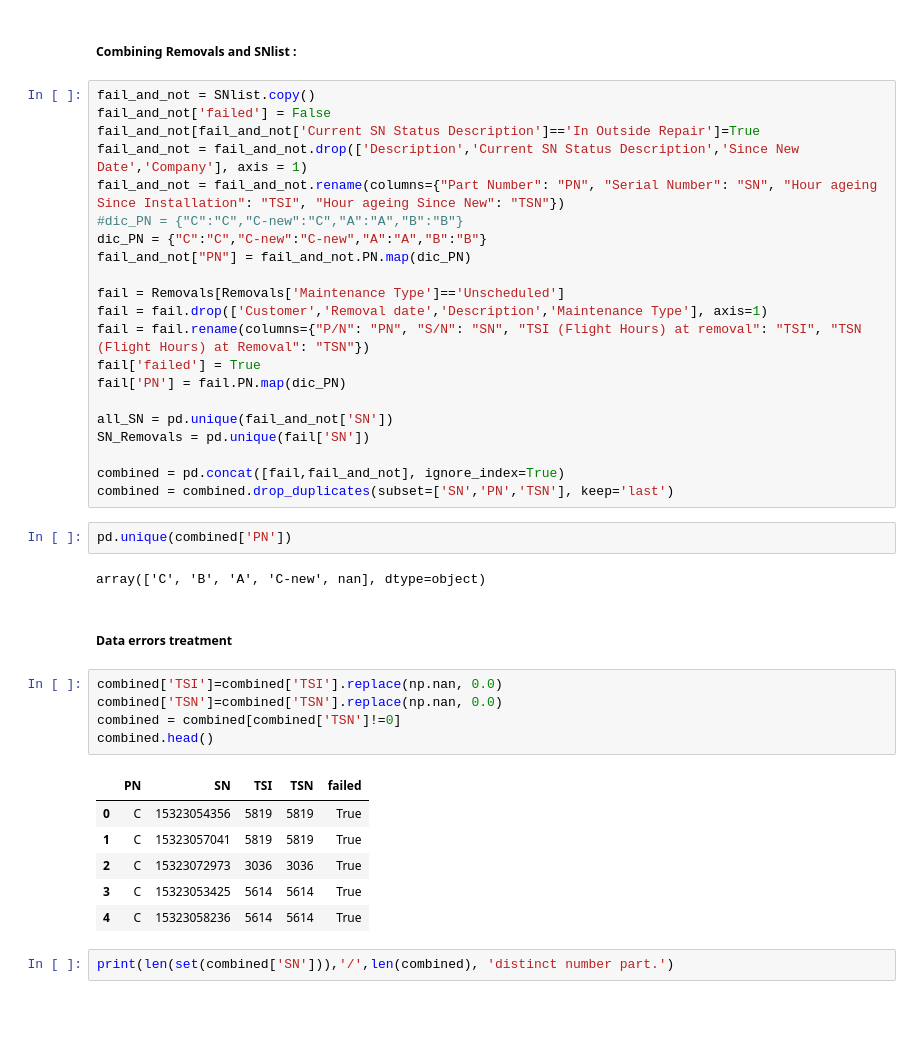
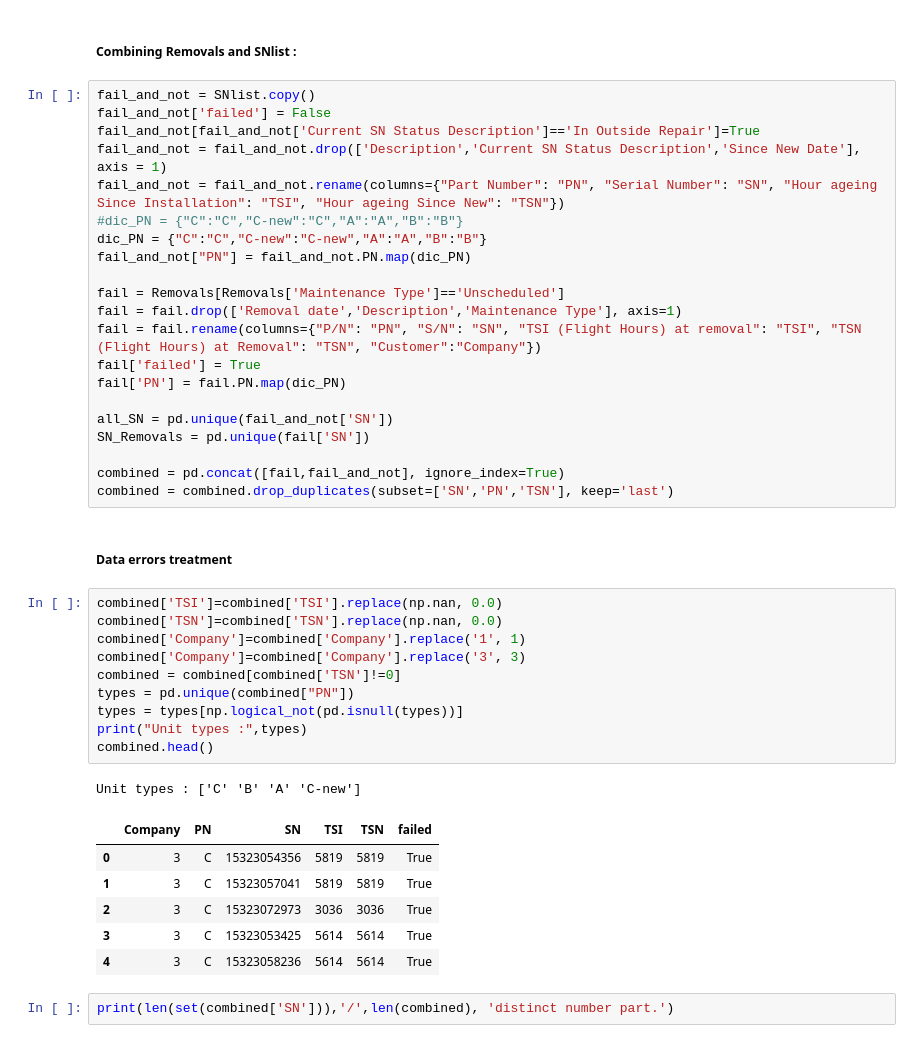
Before and after one commit to nghi-truyen/Flight-Data-Analysis, a Jupyter notebook: FlightDataAnalysis.ipynb, the cells around one changed output. Saved outputs shown, nothing was run; the diff lists cells and outputs as text; blank space fills up the shorter version.

```diff
--- a/FlightDataAnalysis.ipynb
+++ b/FlightDataAnalysis.ipynb
@@ -83,15 +91,15 @@ memory usage: 361.7+ KB
 fail_and_not = SNlist.copy()
 fail_and_not['failed'] = False
 fail_and_not[fail_and_not['Current SN Status Description']=='In Outside Repair']=True
-fail_and_not = fail_and_not.drop(['Description','Current SN Status Description','Since New Date','Company'], axis = 1)
+fail_and_not = fail_and_not.drop(['Description','Current SN Status Description','Since New Date'], axis = 1)
 fail_and_not = fail_and_not.rename(columns={"Part Number": "PN", "Serial Number": "SN", "Hour ageing Since Installation": "TSI", "Hour ageing Since New": "TSN"})
 #dic_PN = {"C":"C","C-new":"C","A":"A","B":"B"}
 dic_PN = {"C":"C","C-new":"C-new","A":"A","B":"B"}
 fail_and_not["PN"] = fail_and_not.PN.map(dic_PN)
 
 fail = Removals[Removals['Maintenance Type']=='Unscheduled']
-fail = fail.drop(['Customer','Removal date','Description','Maintenance Type'], axis=1)
-fail = fail.rename(columns={"P/N": "PN", "S/N": "SN", "TSI (Flight Hours) at removal": "TSI", "TSN (Flight Hours) at Removal": "TSN"})
+fail = fail.drop(['Removal date','Description','Maintenance Type'], axis=1)
+fail = fail.rename(columns={"P/N": "PN", "S/N": "SN", "TSI (Flight Hours) at removal": "TSI", "TSN (Flight Hours) at Removal": "TSN", "Customer":"Company"})
 fail['failed'] = True
 fail['PN'] = fail.PN.map(dic_PN)
 
@@ -100,24 +108,26 @@ SN_Removals = pd.unique(fail['SN'])
 
 combined = pd.concat([fail,fail_and_not], ignore_index=True)
 combined = combined.drop_duplicates(subset=['SN','PN','TSN'], keep='last')
-# %%
-pd.unique(combined['PN'])
-# %% [output]
-array(['C', 'B', 'A', 'C-new', nan], dtype=object)
 # %% [markdown]
 ##### Data errors treatment
 # %%
 combined['TSI']=combined['TSI'].replace(np.nan, 0.0)
 combined['TSN']=combined['TSN'].replace(np.nan, 0.0)
+combined['Company']=combined['Company'].replace('1', 1)
+combined['Company']=combined['Company'].replace('3', 3)
 combined = combined[combined['TSN']!=0]
+types = pd.unique(combined["PN"])
+types = types[np.logical_not(pd.isnull(types))]
+print("Unit types :",types)
 combined.head()
 # %% [output]
+Unit types : ['C' 'B' 'A' 'C-new']
-|  | PN | SN | TSI | TSN | failed |
-| 0 | C | 15323054356 | 5819 | 5819 | True |
-| 1 | C | 15323057041 | 5819 | 5819 | True |
-| 2 | C | 15323072973 | 3036 | 3036 | True |
-| 3 | C | 15323053425 | 5614 | 5614 | True |
-| 4 | C | 15323058236 | 5614 | 5614 | True |
+|  | Company | PN | SN | TSI | TSN | failed |
+| 0 | 3 | C | 15323054356 | 5819 | 5819 | True |
+| 1 | 3 | C | 15323057041 | 5819 | 5819 | True |
+| 2 | 3 | C | 15323072973 | 3036 | 3036 | True |
+| 3 | 3 | C | 15323053425 | 5614 | 5614 | True |
+| 4 | 3 | C | 15323058236 | 5614 | 5614 | True |
 # %%
 print(len(set(combined['SN'])),'/',len(combined), 'distinct number part.')
 # %% [output]
```
Also changed, not shown: parts of 53 cells of this notebook.
